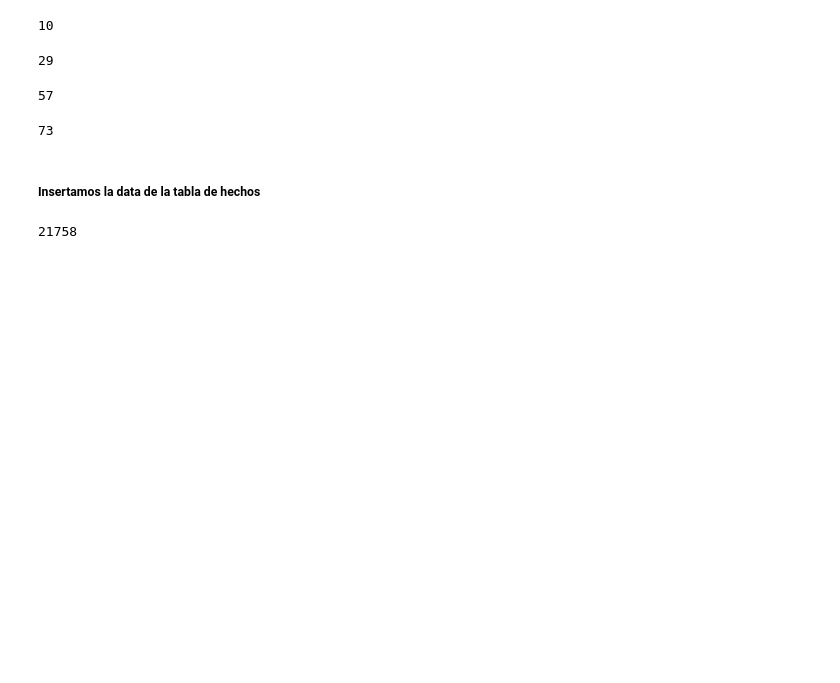
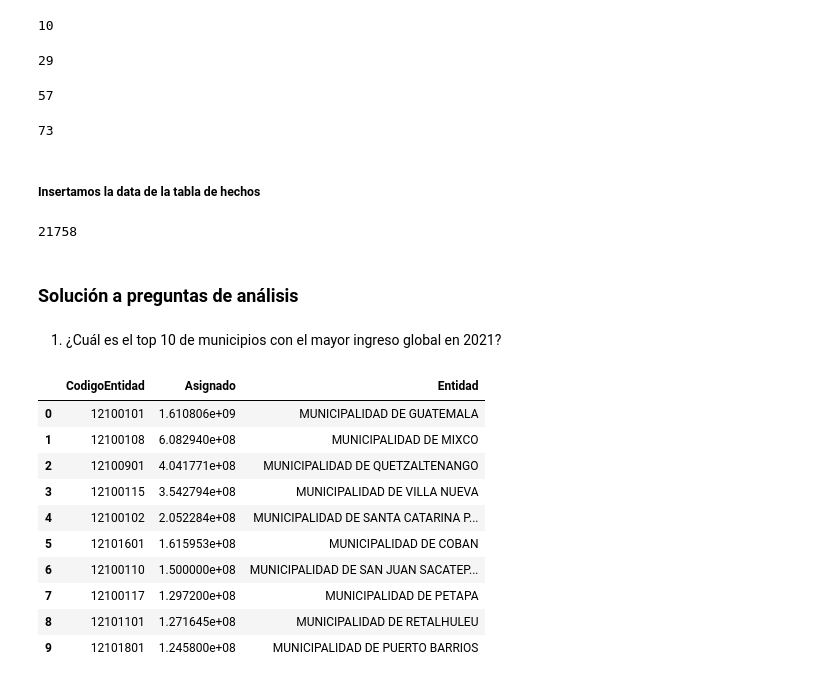
Before and after one commit to jerson8a/Proyecto2_CienciaDeDatosEnPython, a Jupyter notebook: Solution_Project2_JersonOchoa.ipynb, the cells around one changed output. Saved outputs shown, nothing was run; the diff lists cells and outputs as text; code cells hidden in the pictures; blank space fills up the shorter version.

Commit message:
[ADD] Solución a preguntas de análisis

```diff
--- a/Solution_Project2_JersonOchoa.ipynb
+++ b/Solution_Project2_JersonOchoa.ipynb
@@ -869,3 +869,26 @@ factTable = factTable.rename(columns={'Ejercicio':'Anio'})
 factTable.to_sql('FACT_TRANSACCION', mysql_driver, index=False, if_exists='append')
 # %% [output]
 21758
+# %% [markdown]
+### Solución a preguntas de análisis
+# %% [markdown]
+1. ¿Cuál es el top 10 de municipios con el mayor ingreso global en 2021?
+# %%
+dfResponse = factTable[factTable['Anio'] == 2021]
+dfResponse = dfResponse.groupby(['CodigoEntidad'])['Asignado'].sum()
+dfResponse = dfResponse.reset_index()
+dfResponse = dfResponse.sort_values(['Asignado'], ascending=False)
+dfResponse = dfResponse.merge(dimEntidad, how='inner', on='CodigoEntidad')
+dfResponse.head(10)
+# %% [output]
+|  | CodigoEntidad | Asignado | Entidad |
+| 0 | 12100101 | 1.610806e+09 | MUNICIPALIDAD DE GUATEMALA |
+| 1 | 12100108 | 6.082940e+08 | MUNICIPALIDAD DE MIXCO |
+| 2 | 12100901 | 4.041771e+08 | MUNICIPALIDAD DE QUETZALTENANGO |
+| 3 | 12100115 | 3.542794e+08 | MUNICIPALIDAD DE VILLA NUEVA |
+| 4 | 12100102 | 2.052284e+08 | MUNICIPALIDAD DE SANTA CATARINA P... |
+| 5 | 12101601 | 1.615953e+08 | MUNICIPALIDAD DE COBAN |
+| 6 | 12100110 | 1.500000e+08 | MUNICIPALIDAD DE SAN JUAN SACATEP... |
+| 7 | 12100117 | 1.297200e+08 | MUNICIPALIDAD DE PETAPA |
+| 8 | 12101101 | 1.271645e+08 | MUNICIPALIDAD DE RETALHULEU |
+| 9 | 12101801 | 1.245800e+08 | MUNICIPALIDAD DE PUERTO BARRIOS |
```
Also changed, not shown: parts of 8 cells of this notebook.
